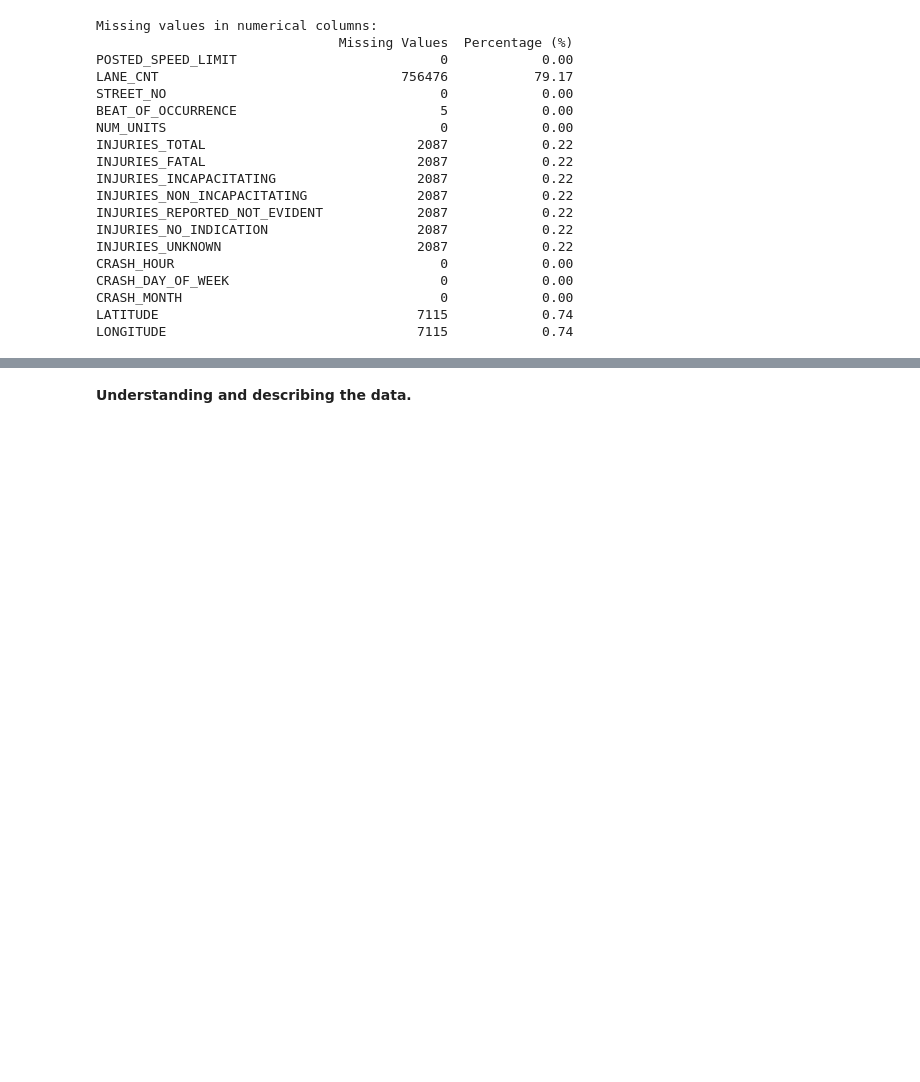
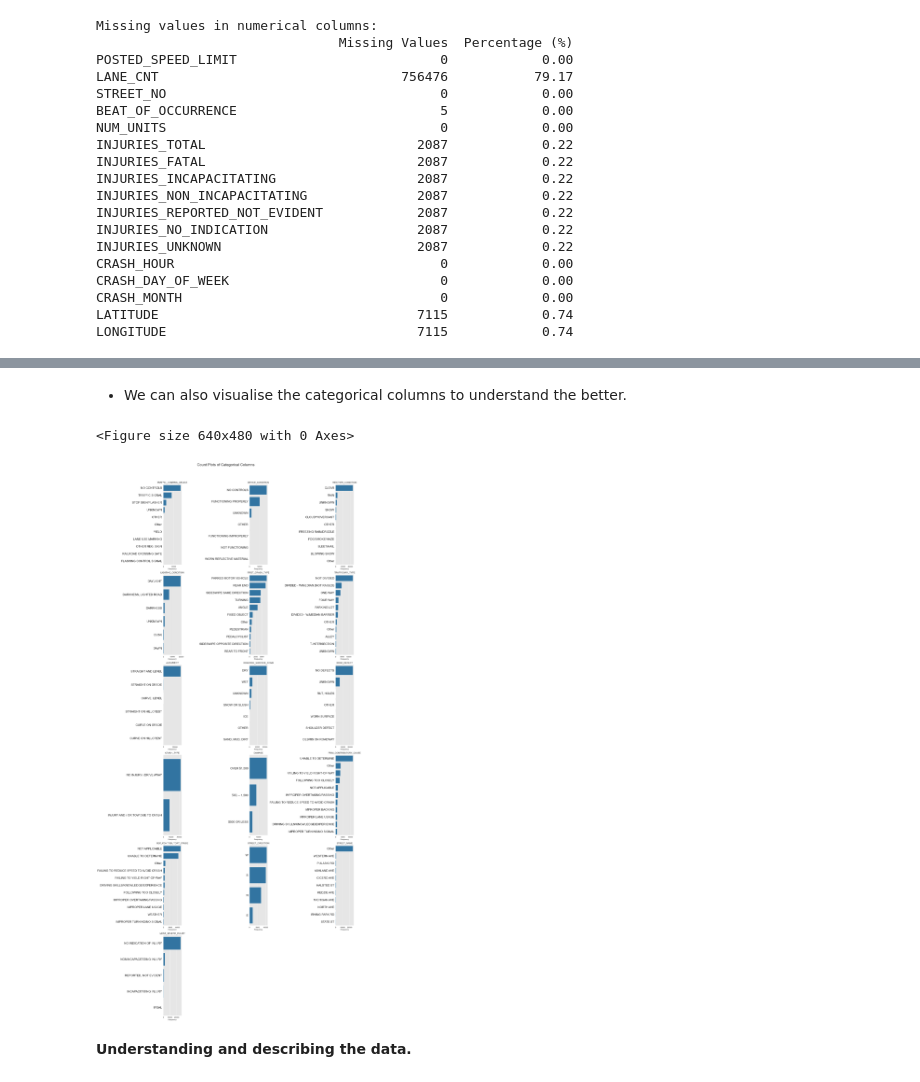
Before and after one commit to eugene-maina72/Phase_4_Project-Model_Interpretability, a Jupyter notebook: notebook.ipynb, the cells around one changed output, grey strips where cells are left out. Drawn from its saved outputs; the diff is of its cells as text; code cells hidden in the pictures; blank space fills up the shorter version.

```diff
--- a/notebook.ipynb
+++ b/notebook.ipynb
@@ -174,3 +225,46 @@ LONGITUDE                                7115            0.74
+# %% [markdown]
+* We can also visualise the categorical columns to understand the better.
+# %%
+# Dropping columns like index and date columns that are not useful for analysis.
+meaningful_categorical = raw_data[categorical].drop(columns=['CRASH_DATE', 'CRASH_RECORD_ID','CRASH_DATE_EST_I', 'DATE_POLICE_NOTIFIED','LOCATION'])
+
+# Then we visualise these categorical columns in the data using count plots.
+categorical_sampled_data = meaningful_categorical.sample(n=30000, random_state=42) if len(meaningful_categorical) > 0 else meaningful_categorical
+
+# Remove columns with more than 1000 missing values before plotting
+cols_to_skip = [col for col in categorical_sampled_data.columns if categorical_sampled_data[col].isnull().sum() > 1000]
+
+# Limit the number of unique values to plot for each column to speed up plotting
+max_categories = 10
+
+n_cols = 3
+cols_to_plot = [col for col in categorical_sampled_data.columns if col not in cols_to_skip]
+n_rows = int(np.ceil(len(cols_to_plot) / n_cols))
+
+# Create subplots for each categorical column
+fig, axes = plt.subplots(n_rows, n_cols, figsize=(20, 7 * n_rows), squeeze=False)
+axes = axes.flatten()
+for idx, col in enumerate(cols_to_plot):
+    unique_vals = categorical_sampled_data[col].nunique(dropna=False)
+    plot_data = categorical_sampled_data[col]
+    if unique_vals > max_categories:
+        top_cats = plot_data.value_counts().nlargest(max_categories).index
+        plot_data = plot_data.where(plot_data.isin(top_cats), other='Other')
+    sns.countplot(y=plot_data, order=plot_data.value_counts().index, ax=axes[idx])
+    axes[idx].set_title(col)
+    axes[idx].set_xlabel('Frequency')
+    axes[idx].set_ylabel('')
+    axes[idx].tick_params(axis='y', labelrotation=0, labelsize=16)
+for j in range(len(cols_to_plot), len(axes)):
+    fig.delaxes(axes[j])
+plt.suptitle('Count Plots of Categorical Columns', fontsize=20, y=1.02)
+plt.subplots_adjust(top=0.9, hspace=0.4)
+plt.tight_layout()
+plt.show()
+plt.savefig('images/categorical_columns_countplots.png', dpi=300, bbox_inches='tight')
+# %% [output]
+<Figure size 640x480 with 0 Axes>
+[figure, added]
 # %% [markdown]
 **Understanding and describing the data.**
 # %% [markdown]
```
Also changed, not shown: parts of 8 cells of this notebook, 2 other files.
